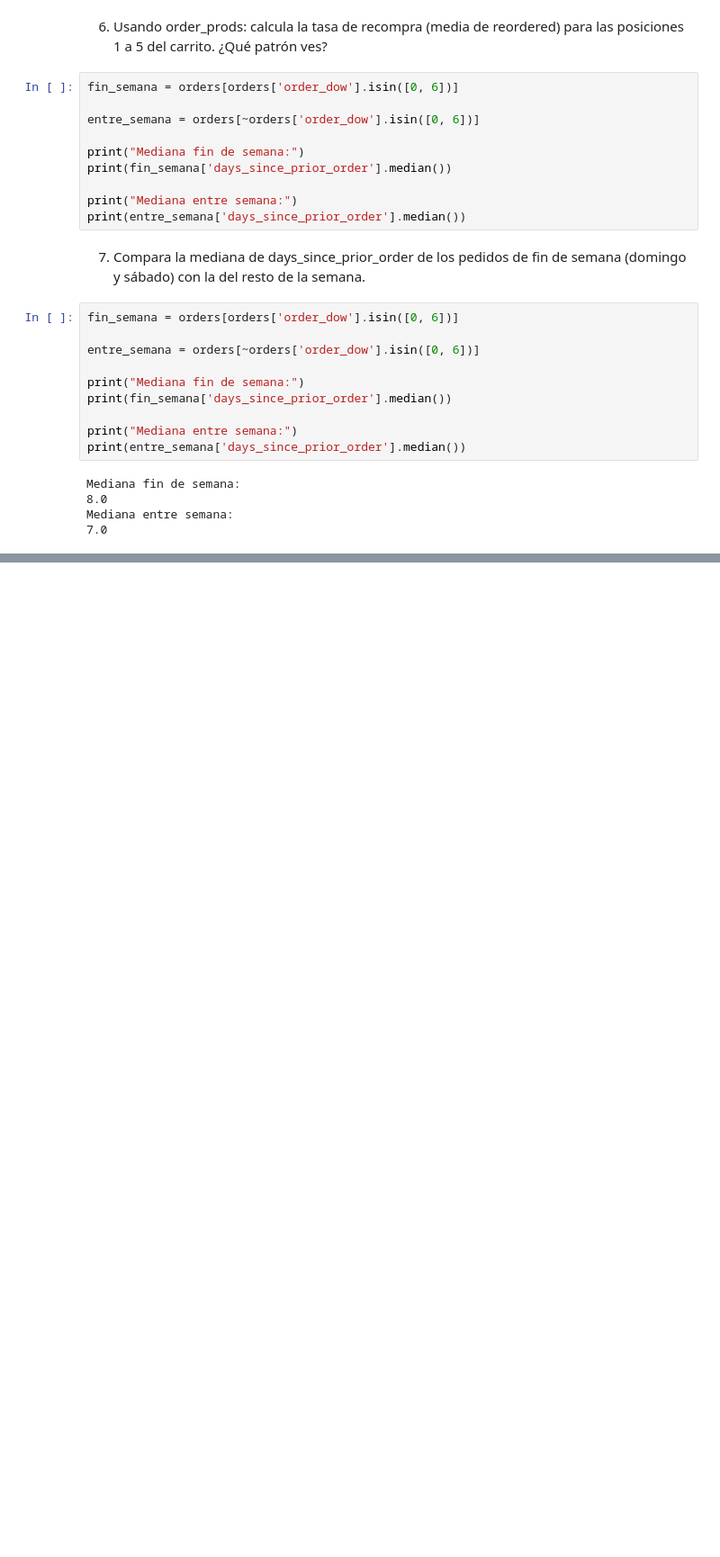
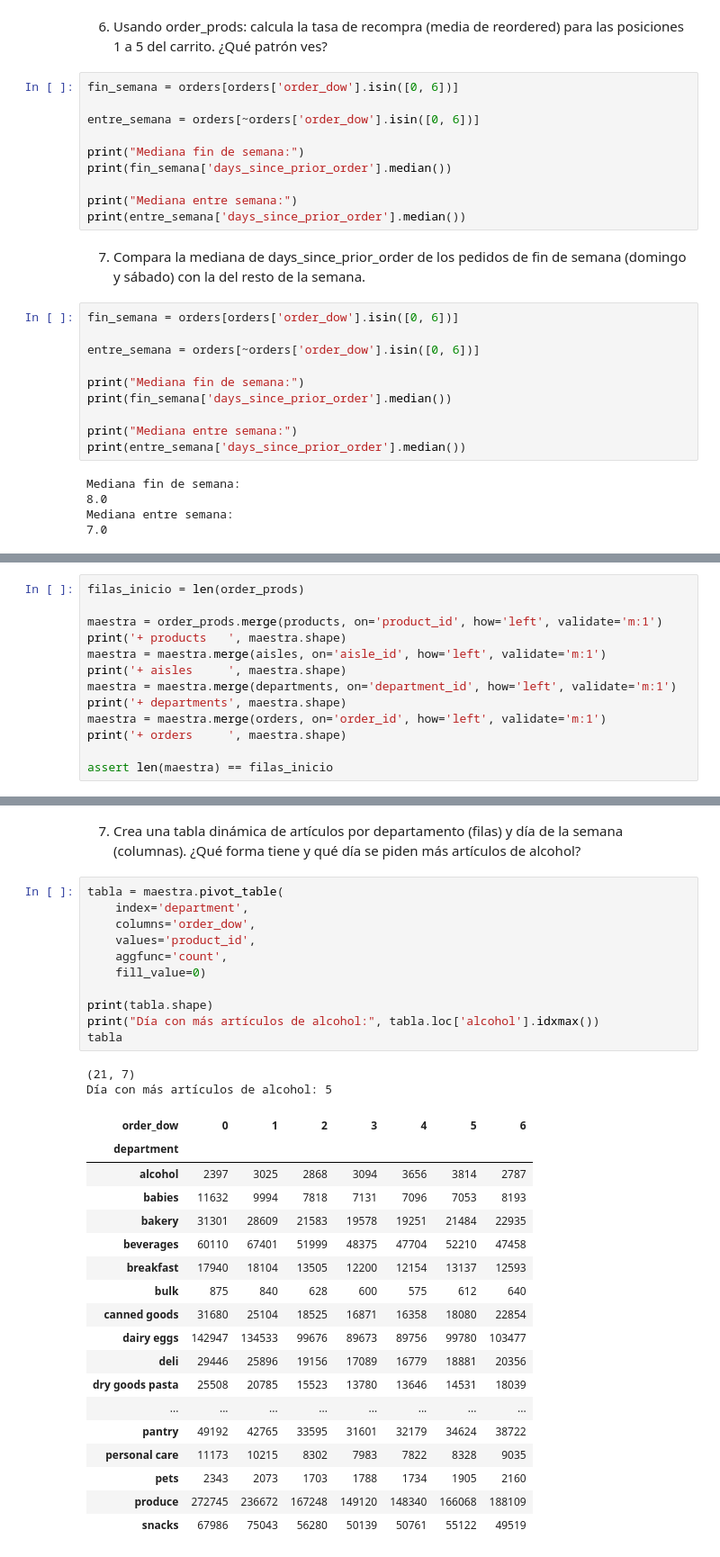
Before and after one commit to sjuandasat05-sudo/instacart-analisis, a Jupyter notebook: notebooks/pandas_labs.ipynb, the cells around one changed output, grey strips where cells are left out. Shown at 90% size. Drawn from its saved outputs; the diff is of its cells as text; blank space fills up the shorter version.

```diff
--- a/notebooks/pandas_labs.ipynb
+++ b/notebooks/pandas_labs.ipynb
@@ -749,0 +808,13 @@ Mediana entre semana:
+# %%
+filas_inicio = len(order_prods)
+
+maestra = order_prods.merge(products, on='product_id', how='left', validate='m:1')
+print('+ products   ', maestra.shape)
+maestra = maestra.merge(aisles, on='aisle_id', how='left', validate='m:1')
+print('+ aisles     ', maestra.shape)
+maestra = maestra.merge(departments, on='department_id', how='left', validate='m:1')
+print('+ departments', maestra.shape)
+maestra = maestra.merge(orders, on='order_id', how='left', validate='m:1')
+print('+ orders     ', maestra.shape)
+
+assert len(maestra) == filas_inicio
@@ -749,0 +1069,34 @@ Mediana entre semana:
+# %% [markdown]
+7. Crea una tabla dinámica de artículos por departamento (filas) y día de la semana (columnas). ¿Qué forma tiene y qué día se piden más artículos de alcohol?
+# %%
+tabla = maestra.pivot_table(
+    index='department',
+    columns='order_dow',
+    values='product_id',
+    aggfunc='count',
+    fill_value=0)
+
+print(tabla.shape)
+print("Día con más artículos de alcohol:", tabla.loc['alcohol'].idxmax())
+tabla
+# %% [output]
+(21, 7)
+Día con más artículos de alcohol: 5
+| order_dow | 0 | 1 | 2 | 3 | 4 | 5 | 6 |
+| department |  |  |  |  |  |  |  |
+| alcohol | 2397 | 3025 | 2868 | 3094 | 3656 | 3814 | 2787 |
+| babies | 11632 | 9994 | 7818 | 7131 | 7096 | 7053 | 8193 |
+| bakery | 31301 | 28609 | 21583 | 19578 | 19251 | 21484 | 22935 |
+| beverages | 60110 | 67401 | 51999 | 48375 | 47704 | 52210 | 47458 |
+| breakfast | 17940 | 18104 | 13505 | 12200 | 12154 | 13137 | 12593 |
+| bulk | 875 | 840 | 628 | 600 | 575 | 612 | 640 |
+| canned goods | 31680 | 25104 | 18525 | 16871 | 16358 | 18080 | 22854 |
+| dairy eggs | 142947 | 134533 | 99676 | 89673 | 89756 | 99780 | 103477 |
+| deli | 29446 | 25896 | 19156 | 17089 | 16779 | 18881 | 20356 |
+| dry goods pasta | 25508 | 20785 | 15523 | 13780 | 13646 | 14531 | 18039 |
+| ... | ... | ... | ... | ... | ... | ... | ... |
+| pantry | 49192 | 42765 | 33595 | 31601 | 32179 | 34624 | 38722 |
+| personal care | 11173 | 10215 | 8302 | 7983 | 7822 | 8328 | 9035 |
+| pets | 2343 | 2073 | 1703 | 1788 | 1734 | 1905 | 2160 |
+| produce | 272745 | 236672 | 167248 | 149120 | 148340 | 166068 | 188109 |
+| snacks | 67986 | 75043 | 56280 | 50139 | 50761 | 55122 | 49519 |
```
Also changed, not shown: parts of 41 cells of this notebook, 4 other files.
